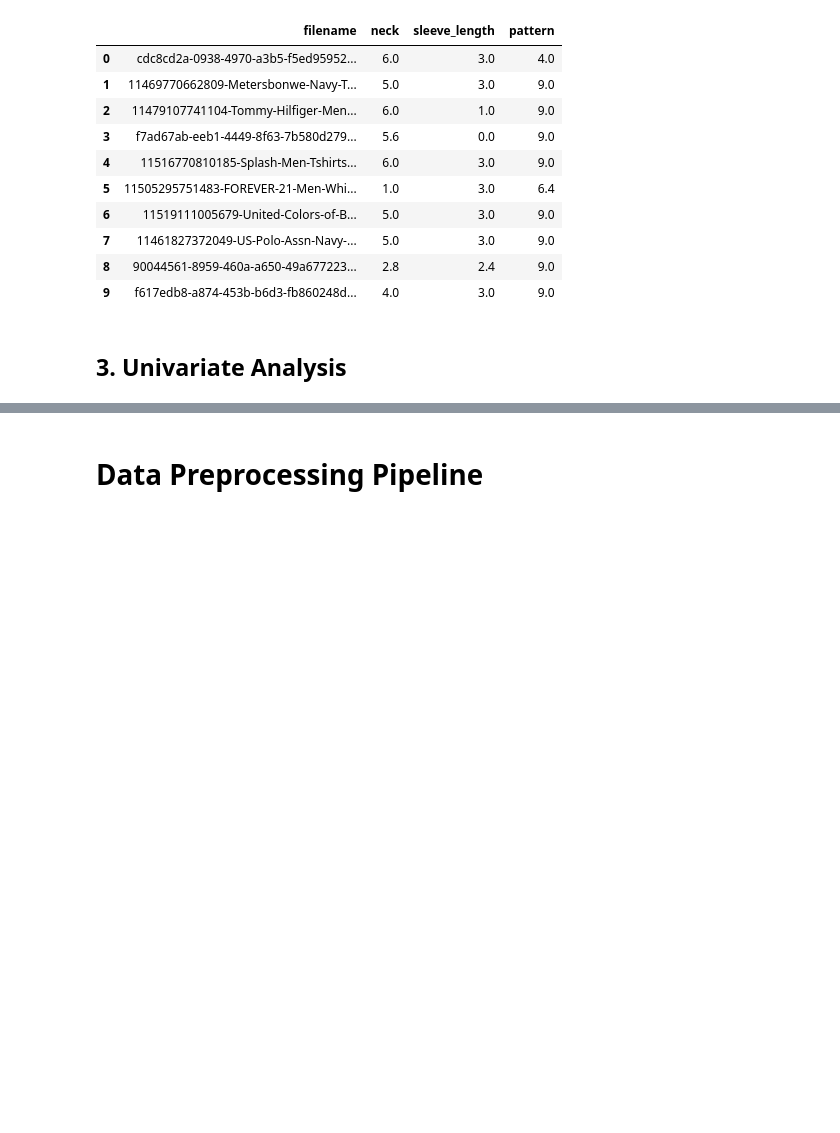
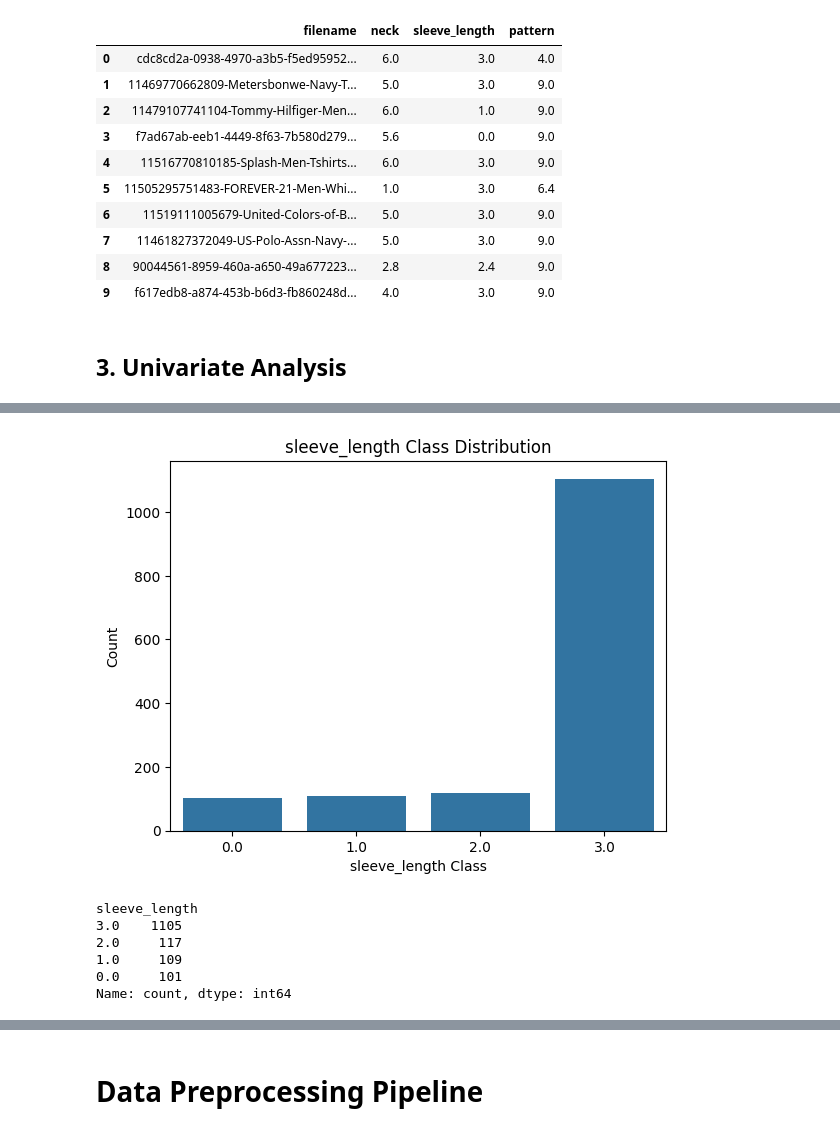
Before and after one commit to ashishbhatti/deep-fashion-attribute-prediction, a Jupyter notebook: deep_fashion_attr_prediction.ipynb, the cells around one changed output, grey strips where cells are left out. Drawn from its saved outputs; the diff is of its cells as text; code cells hidden in the pictures; blank space fills up the shorter version.

```diff
--- a/deep_fashion_attr_prediction.ipynb
+++ b/deep_fashion_attr_prediction.ipynb
@@ -377,0 +395,20 @@ attributes_df.head(10)
+# %%
+# @title `sleeve_length` class distribution
+
+sns.countplot(x=attributes_df['sleeve_length'])
+plt.title('sleeve_length Class Distribution')
+plt.xlabel('sleeve_length Class')
+plt.ylabel('Count')
+plt.show()
+
+count_sleeve_length = attributes_df['sleeve_length'].value_counts()
+print(count_sleeve_length)
+print(f"Total:  {count_sleeve_length.sum()}")
+# %% [output]
+[figure, added]
+sleeve_length
+3.0    1105
+2.0     117
+1.0     109
+0.0     101
+Name: count, dtype: int64
```
Also changed, not shown: parts of 13 cells of this notebook.
